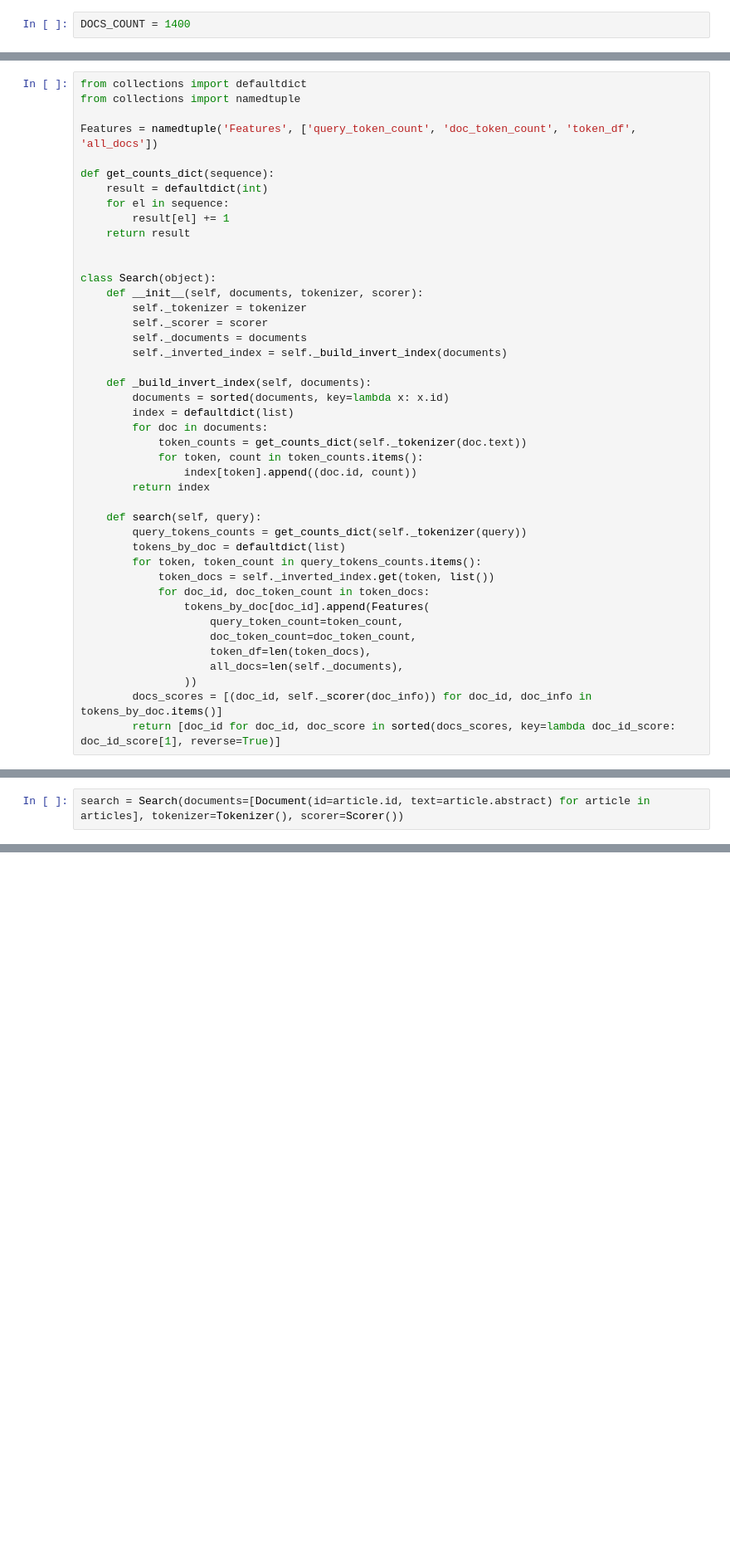
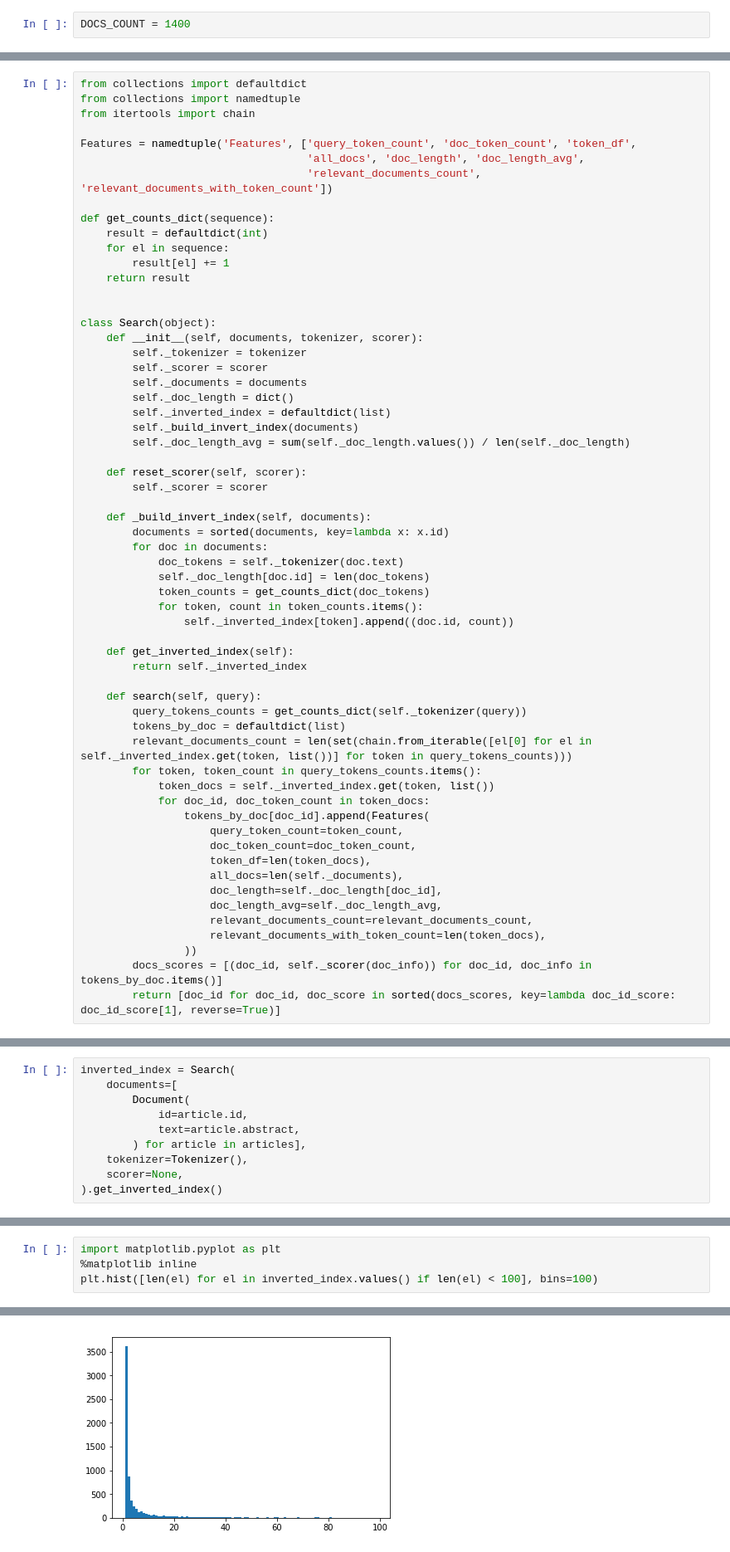
Before and after one commit to satanevsky/ir_lab, a Jupyter notebook: ir.ipynb, the cells around one changed output, grey strips where cells are left out. Shown at 83% size. Drawn from its saved outputs; the diff is of its cells as text; blank space fills up the shorter version.

```diff
--- a/ir.ipynb
+++ b/ir.ipynb
@@ -48,8 +56,11 @@ for (i, query_data) in enumerate(queries_data):
 # %%
 from collections import defaultdict
 from collections import namedtuple
+from itertools import chain
 
-Features = namedtuple('Features', ['query_token_count', 'doc_token_count', 'token_df', 'all_docs'])
+Features = namedtuple('Features', ['query_token_count', 'doc_token_count', 'token_df',
+                                   'all_docs', 'doc_length', 'doc_length_avg',
+                                   'relevant_documents_count', 'relevant_documents_with_token_count'])
 
 def get_counts_dict(sequence):
     result = defaultdict(int)
@@ -63,20 +74,30 @@ class Search(object):
         self._tokenizer = tokenizer
         self._scorer = scorer
         self._documents = documents
-        self._inverted_index = self._build_invert_index(documents)
+        self._doc_length = dict()
+        self._inverted_index = defaultdict(list)
+        self._build_invert_index(documents)
+        self._doc_length_avg = sum(self._doc_length.values()) / len(self._doc_length)
+
+    def reset_scorer(self, scorer):
+        self._scorer = scorer
 
     def _build_invert_index(self, documents):
         documents = sorted(documents, key=lambda x: x.id)
-        index = defaultdict(list)
         for doc in documents:
-            token_counts = get_counts_dict(self._tokenizer(doc.text))
+            doc_tokens = self._tokenizer(doc.text)
+            self._doc_length[doc.id] = len(doc_tokens)
+            token_counts = get_counts_dict(doc_tokens)
             for token, count in token_counts.items():
-                index[token].append((doc.id, count))
-        return index
+                self._inverted_index[token].append((doc.id, count))
+
+    def get_inverted_index(self):
+        return self._inverted_index
 
     def search(self, query):
         query_tokens_counts = get_counts_dict(self._tokenizer(query))
         tokens_by_doc = defaultdict(list)
+        relevant_documents_count = len(set(chain.from_iterable([el[0] for el in self._inverted_index.get(token, list())] for token in query_tokens_counts)))
         for token, token_count in query_tokens_counts.items():
             token_docs = self._inverted_index.get(token, list())
             for doc_id, doc_token_count in token_docs:
@@ -85,6 +106,10 @@ class Search(object):
                     doc_token_count=doc_token_count,
                     token_df=len(token_docs),
                     all_docs=len(self._documents),
+                    doc_length=self._doc_length[doc_id],
+                    doc_length_avg=self._doc_length_avg,
+                    relevant_documents_count=relevant_documents_count,
+                    relevant_documents_with_token_count=len(token_docs),
                 ))
         docs_scores = [(doc_id, self._scorer(doc_info)) for doc_id, doc_info in tokens_by_doc.items()]
         return [doc_id for doc_id, doc_score in sorted(docs_scores, key=lambda doc_id_score: doc_id_score[1], reverse=True)]
@@ -108,2 +310,10 @@ class Scorer(object):
 # %%
-search = Search(documents=[Document(id=article.id, text=article.abstract) for article in articles], tokenizer=Tokenizer(), scorer=Scorer())
+inverted_index = Search(
+    documents=[
+        Document(
+            id=article.id,
+            text=article.abstract,
+        ) for article in articles],
+    tokenizer=Tokenizer(),
+    scorer=None,
+).get_inverted_index()
@@ -163,0 +332,5 @@ class Evaluator(object):
+# %%
+import matplotlib.pyplot as plt
+%matplotlib inline
+plt.hist([len(el) for el in inverted_index.values() if len(el) < 100], bins=100)
+# %% [output]
@@ -163,0 +354 @@ class Evaluator(object):
+[figure, added]
```
Also changed, not shown: parts of 35 cells of this notebook.
